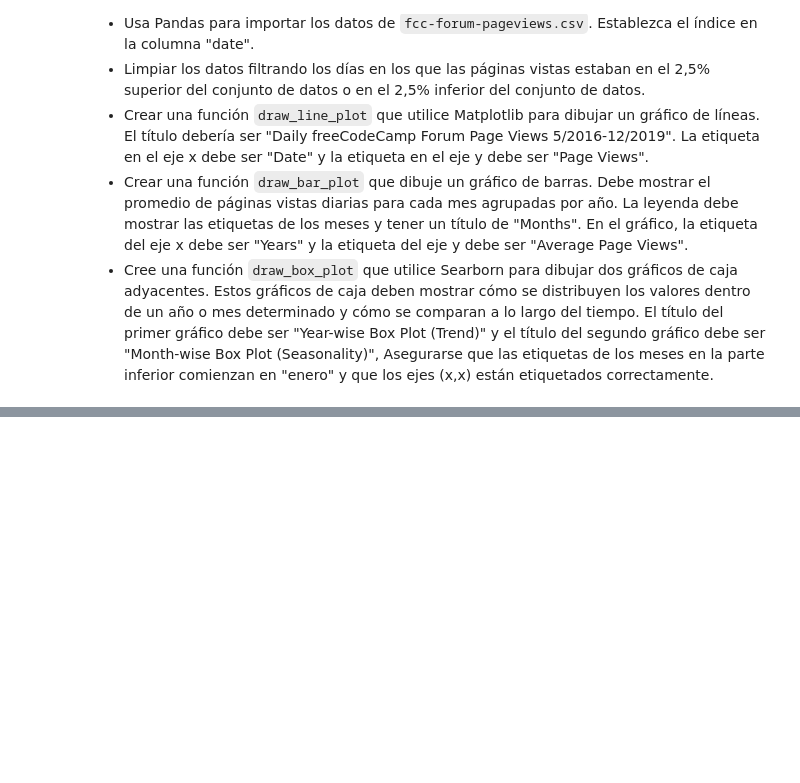
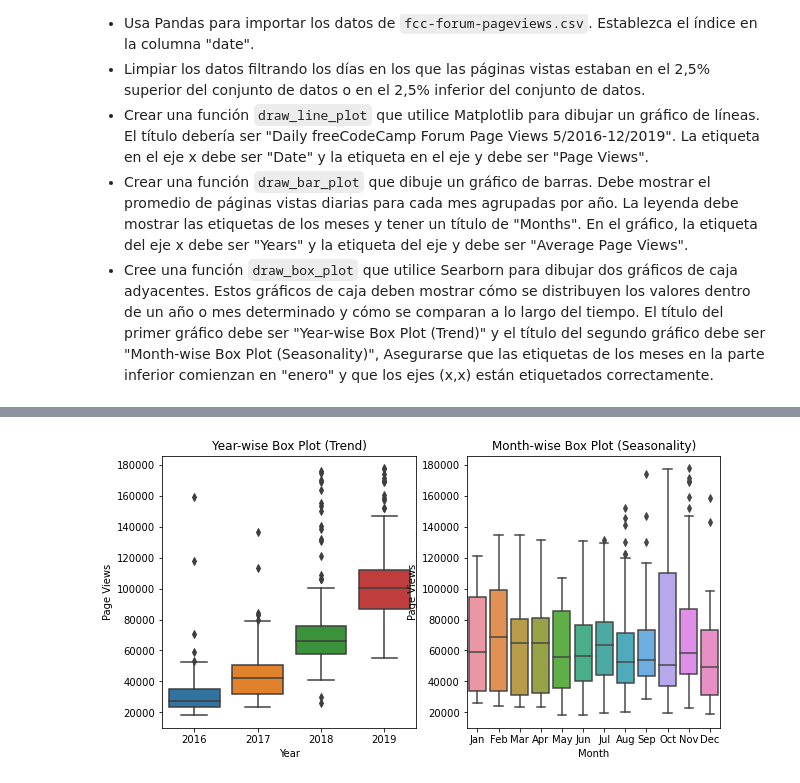
Before and after one commit to MkCst/Self-thaught, a Jupyter notebook: FCCampDataAnalysis_A2.ipynb, the cells around one changed output, grey strips where cells are left out. Saved outputs shown, nothing was run; the diff lists cells and outputs as text; code cells hidden in the pictures; blank space fills up the shorter version.

```diff
--- a/FCCampDataAnalysis_A2.ipynb
+++ b/FCCampDataAnalysis_A2.ipynb
@@ -180,28 +207,0 @@ def draw_bar_plot():
-# %%
-def draw_box_plot():
-    # Prepare data for box plots (this part is done!)
-    df_box = df.copy()
-    df_box.reset_index(inplace=True)
-    df_box['year'] = [d.year for d in df_box.date]
-    df_box['month'] = [d.strftime('%b') for d in df_box.date]
-
-    # Draw box plots (using Seaborn)
-    df_box['month_num'] = df_box['date'].dt.month
-    df_box = df_box.sort_values('month_num')
-
-    fig, axes = plt.subplots(nrows=1, ncols=2, figsize=(10,5))
-    axes[0] = sns.boxplot(x=df_box['year'], y=df_box['value'], ax= axes[0])
-    axes[1] = sns.boxplot(x=df_box['month'], y=df_box['value'], ax= axes[1])
-
-    axes[0].set_title('Year-wise Box Plot (Trend)')
-    axes[0].set_xlabel('Year')
-    axes[0].set_ylabel('Page Views')
-
-    axes[1].set_title('Month-wise Box Plot (Seasonality)')
-    axes[1].set_xlabel('Month')
-    axes[1].set_ylabel('Page Views')
-
-
-    # Save image and return fig (don't change this part)
-    fig.savefig('box_plot.png')
-    return fig
@@ -207,0 +219,5 @@ def draw_box_plot():
+# %%
+# Grafico de cajas agrupacion por año y mes
+draw_box_plot()
+# %% [output]
+[figure, added]
```
Also changed, not shown: parts of 7 cells of this notebook, 1 other file.
